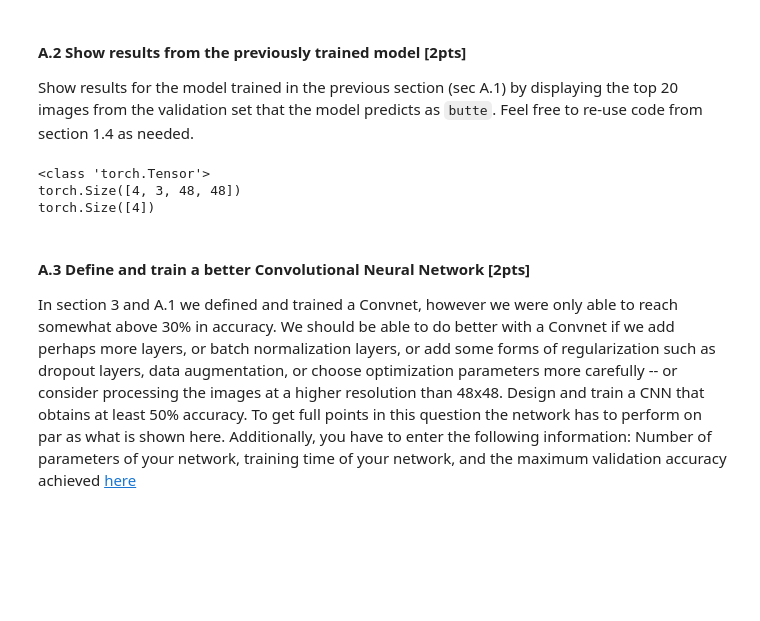
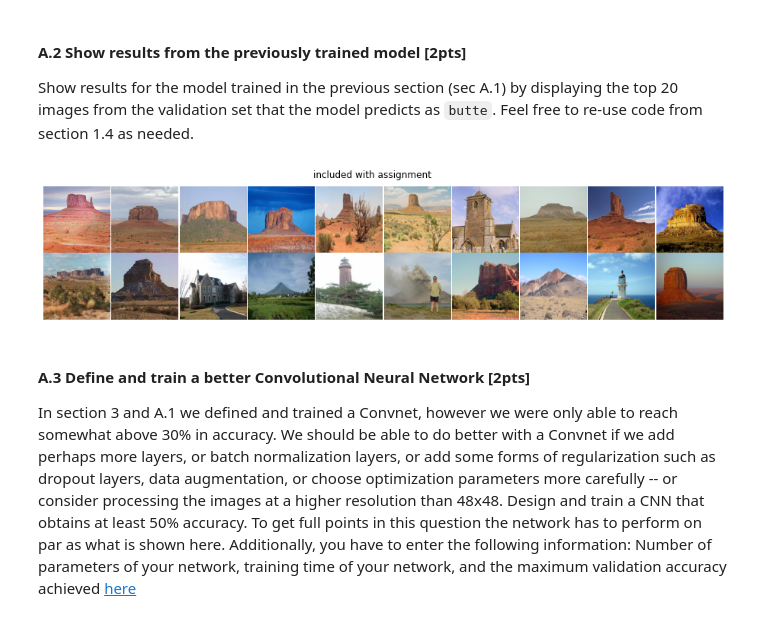
Before and after one commit to KBLin1996/Comp646-DL_for_Vision_and_Language, a Jupyter notebook: Assignment1_image_classification_and_CNN.ipynb, the cells around one changed output. Drawn from its saved outputs; the diff is of its cells as text; code cells hidden in the pictures; blank space fills up the shorter version.

```diff
--- a/Assignment1_image_classification_and_CNN.ipynb
+++ b/Assignment1_image_classification_and_CNN.ipynb
@@ -584,17 +583,59 @@ P("/v/volcano") = 0.19
 # %% [markdown]
 #### **A.2 Show results from the previously trained model** [2pts]
 Show results for the model trained in the previous section (sec A.1) by displaying the top 20 images from the validation set that the model predicts as `butte`. Feel free to re-use code from section 1.4 as needed.
-# %%
-# Your code goes here.
-dataiter = iter(val_loader)
-images, labels = dataiter.next()
-print(type(images))
-print(images.shape)
-print(labels.shape)
-# %% [output]
-<class 'torch.Tensor'>
-torch.Size([4, 3, 48, 48])
-torch.Size([4])
+# %%
+# Your code goes here.
+import collections
+import numpy as np
+
+# Create an instance of this linear classifier.
+model = ConvnetClassifier()
+model.load_state_dict(torch.load('best_model_so_far.pth'))
+
+# Select a random validation data
+transform = transforms.Compose([transforms.Resize((48, 48)),
+                                transforms.ToTensor()])
+
+idx_prediction_dict = dict()
+# Show the image.
+valSet = SUN20(split = 'val', transform = transform)
+for i in range(len(valSet)):
+  img, label = valSet[i]  # Returns image and label.
+  img = img[np.newaxis, :]
+
+  # Compute some predictions using the model.
+  predictions = model(img).softmax(dim = 1)
+  idx_prediction_dict[i] = predictions[0, 2].item()
+
+idx_prediction_dict = dict(sorted(idx_prediction_dict.items(), key=lambda kv: kv[1], reverse=True))
+
+
+import matplotlib
+import matplotlib.pyplot as plt
+import matplotlib.image as image
+
+cnt = 0
+valSet = SUN20(split = 'val')
+plt.figure(figsize=(16, 16))
+for idx in idx_prediction_dict.keys():
+  if cnt == 20:
+    break
+
+  img, label = valSet[idx]
+  img = img.resize((1024, 1024))
+
+  plt.subplot(2, 10, cnt+1)
+  plt.grid(False)
+  plt.axis('off')
+
+  plt.imshow(img)
+  cnt += 1
+
+plt.suptitle("included with assignment", y=0.295)
+plt.subplots_adjust(top=0.277, wspace=0, hspace=0)
+plt.show()
+# %% [output]
+[figure, added]
 # %% [markdown]
 #### **A.3 Define and train a better Convolutional Neural Network** [2pts]
 In section 3 and A.1 we defined and trained a Convnet, however we were only able to reach somewhat above 30% in accuracy. We should be able to do better with a Convnet if we add perhaps more layers, or batch normalization layers, or add some forms of regularization such as dropout layers, data augmentation, or choose optimization parameters more carefully -- or consider processing the images at a higher resolution than 48x48. Design and train a CNN that obtains at least 50% accuracy. To get full points in this question the network has to perform on par as what is shown here. Additionally, you have to enter the following information: Number of parameters of your network, training time of your network, and the maximum validation accuracy achieved [here](https://docs.google.com/spreadsheets/d/1WdH2KDcM0BVAsKclNW4qYARJ157SyNQGwaQU1tLVMzw/edit?usp=sharing)
```
Also changed, not shown: parts of 22 cells of this notebook.
